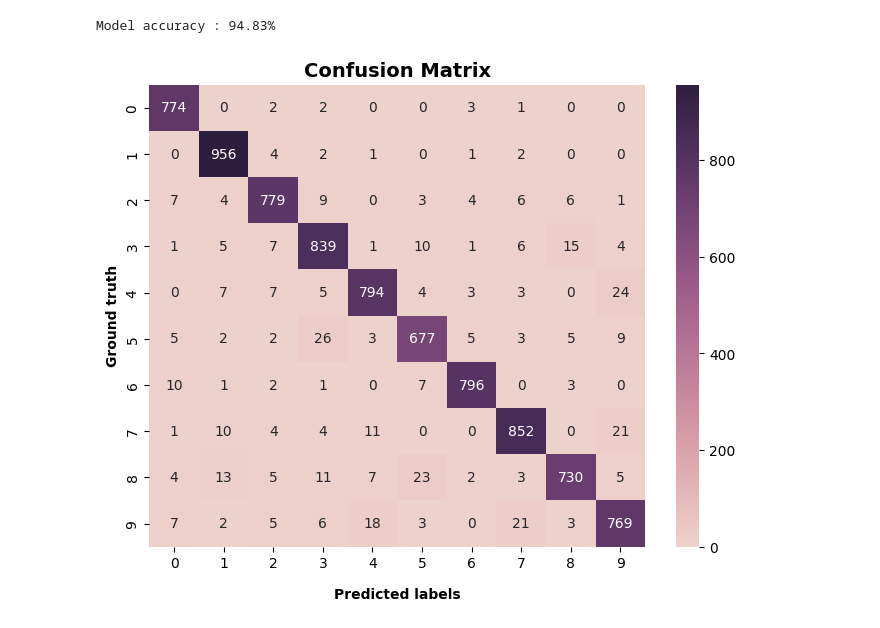
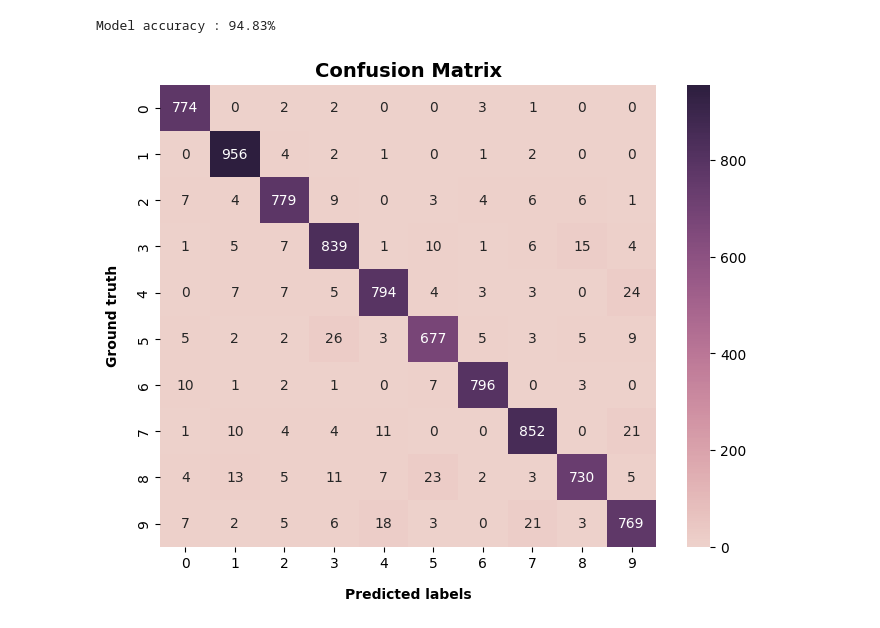
Before and after one commit to nirmit27/ds-and-ml, a Jupyter notebook: ML/PCA_Demo.ipynb, the cells around one changed output. Drawn from its saved outputs; the diff is of its cells as text; code cells hidden in the pictures.

```diff
--- a/ML/PCA_Demo.ipynb
+++ b/ML/PCA_Demo.ipynb
@@ -159,13 +159,13 @@ Model accuracy : 94.83%
 # %%
 plt.figure(figsize=(8, 6))
 
 cm = c_matrix(y_test, y_pred)
 sns.heatmap(cm, annot=True, fmt="d", cmap=sns.cubehelix_palette(as_cmap=True))
 
 plt.title("Confusion Matrix", fontweight='bold', fontsize=14)
 plt.xlabel("Predicted labels", fontweight='bold', labelpad=12)
-plt.ylabel("Ground truth", fontweight='bold')
+plt.ylabel("Ground truth", fontweight='bold', labelpad=12)
 
 plt.show()
 # %% [output]
-[figure, old version]
+[figure, new version]
```
